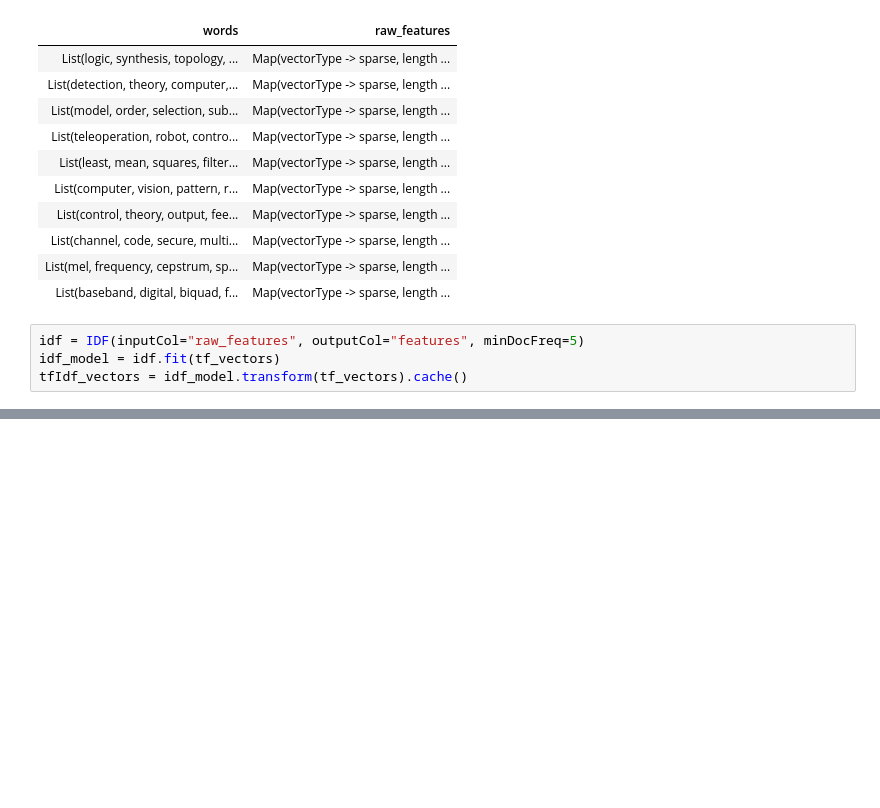
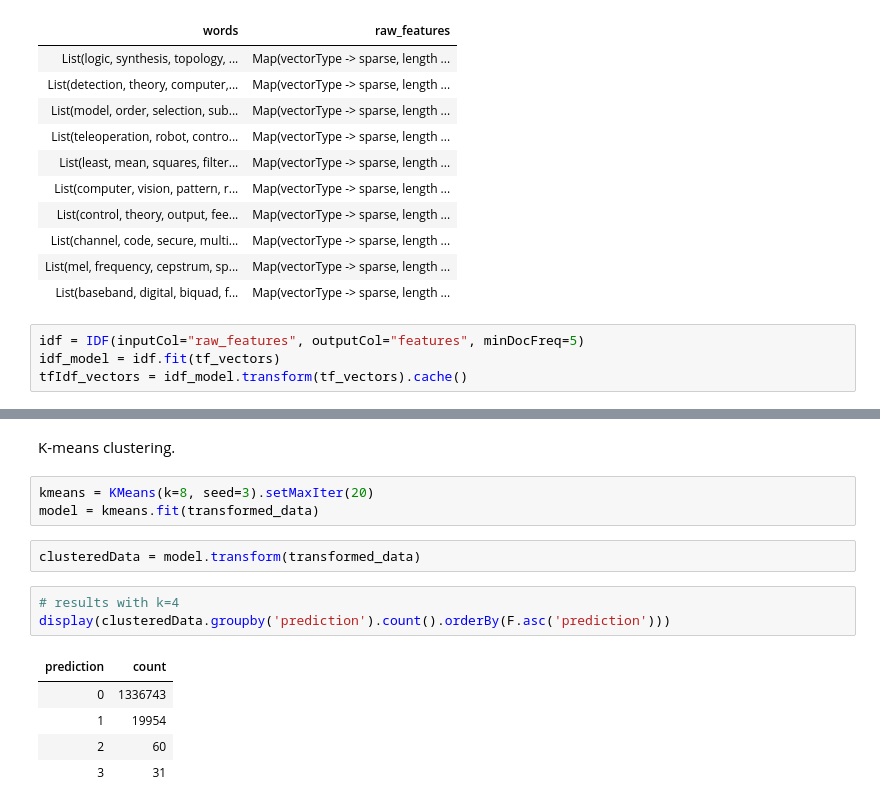
Before and after one commit to peepkolberg/bdm-project-4, a Jupyter notebook: Clustering.ipynb, the cells around one changed output, grey strips where cells are left out. Drawn from its saved outputs; the diff is of its cells as text; blank space fills up the shorter version.

```diff
--- a/Clustering.ipynb
+++ b/Clustering.ipynb
@@ -221,0 +227,16 @@ display(tfIdf_vectors.limit(10))
+# %% [markdown]
+K-means clustering.
+# %%
+kmeans = KMeans(k=8, seed=3).setMaxIter(20)
+model = kmeans.fit(transformed_data)
+# %%
+clusteredData = model.transform(transformed_data)
+# %%
+# results with k=4
+display(clusteredData.groupby('prediction').count().orderBy(F.asc('prediction')))
+# %% [output]
+| prediction | count |
+| 0 | 1336743 |
+| 1 | 19954 |
+| 2 | 60 |
+| 3 | 31 |
```
Also changed, not shown: parts of 10 cells of this notebook.
